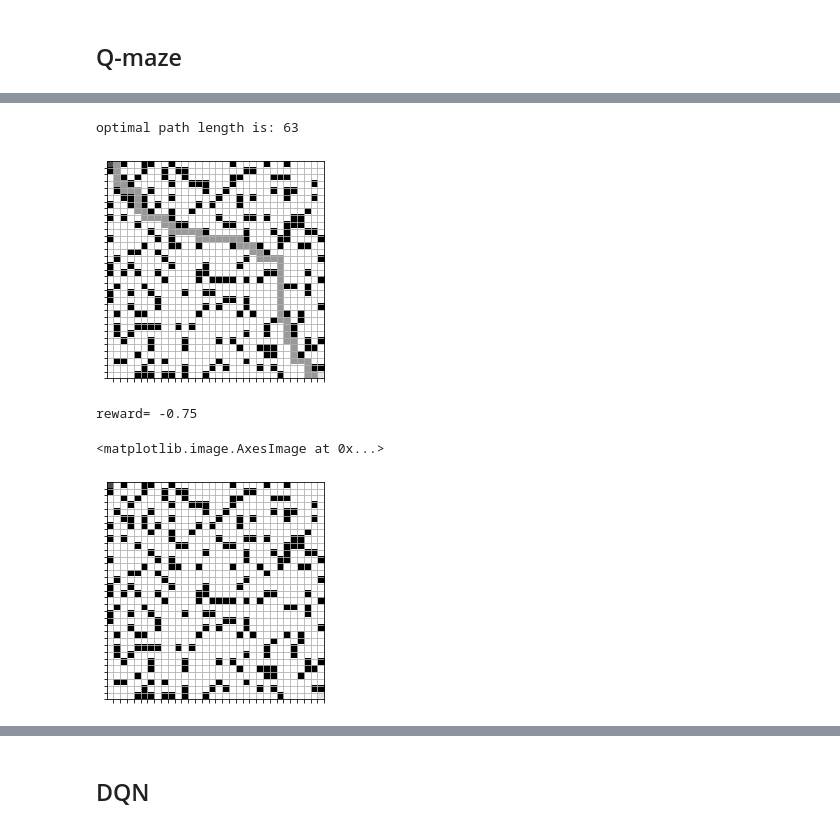
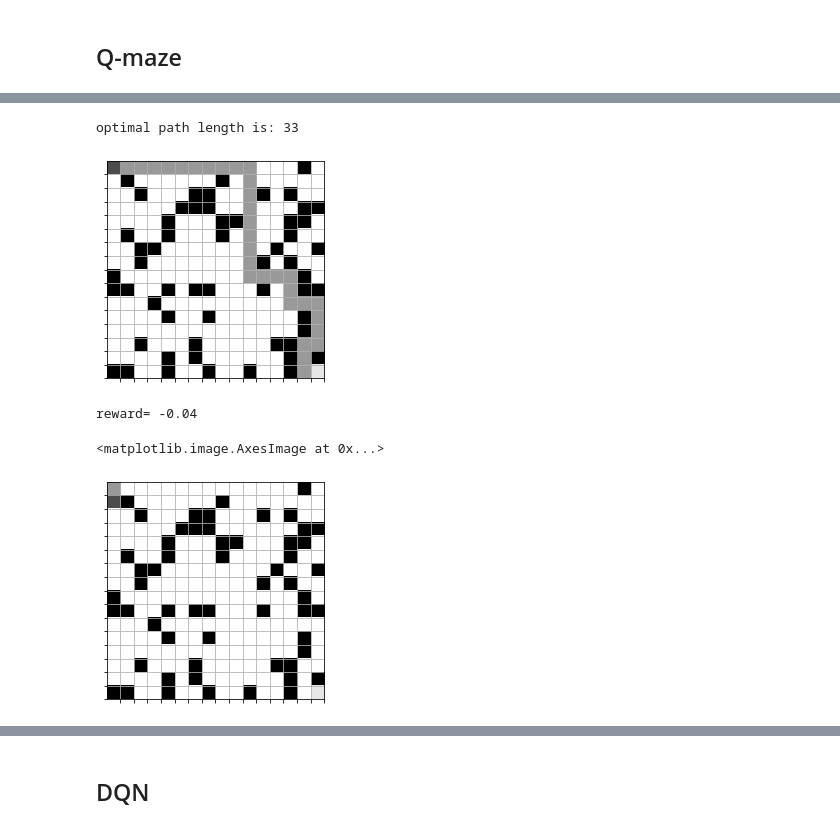
Before and after one commit to KPollux/FedRL_implementation, a Jupyter notebook: GridWorld_report.ipynb, the cells around one changed output, grey strips where cells are left out. Drawn from its saved outputs; the diff is of its cells as text; code cells hidden in the pictures.

```diff
--- a/GridWorld_report.ipynb
+++ b/GridWorld_report.ipynb
@@ -240,13 +240,13 @@ class Qmaze(object):
 
         if rat_row == nrows-1 and rat_col == ncols-1:
             rl = 1  # 奶酪，给予 1.0 分
-        if mode == 'blocked':
+        elif mode == 'blocked':
             rl = self.min_reward - 1
-        if (rat_row, rat_col) in self.visited:
+        elif (rat_row, rat_col) in self.visited:
             rl = -0.25  # 访问已经访问过的单元格，-0.25 分
-        if mode == 'invalid':
+        elif mode == 'invalid':
             rl = -0.75  # 撞墙-0.75 分，动作不会被执行
-        if mode == 'valid':
+        elif mode == 'valid':
             rl = -0.04  # 每次移动都会花费老鼠 -0.04 分
 
         # rg = self._maze.shape[0]/(abs(self.state[0]-self.target[0]) + abs(self.state[1]-self.target[1]))
@@ -362,7 +362,7 @@ def show(qmaze):
     img = plt.imshow(canvas, interpolation='none', cmap='gray')
     return img
 # %%
-maze_size = 32
+maze_size = 16
 obstical_prob = 0.2
 gridworld, start, end, optimal_path = generate_solvable_gridworld(maze_size, 1-obstical_prob)
 maze = np.array(gridworld)*1.0
@@ -402,27 +411,28 @@ end: (31, 31)
 # ])
 # %%
 # np.savetxt('maze32_1.txt', maze)
-maze = np.loadtxt('maze32_1.txt')
+# maze = np.loadtxt('maze32_1.txt')
 # %%
 qmaze = Qmaze(maze)
+maze_size = maze.shape[0]
 optimal_path = find_path(maze, (0, 0), (maze_size-1, maze_size-1))
 qmaze.visited = optimal_path
 optimal_length = len(optimal_path)
 
 show(qmaze)
 print('optimal path length is:', optimal_length)
 # %% [output]
-optimal path length is: 63
+optimal path length is: 33
-[figure, old version]
+[figure, new version]
 # %%
 qmaze = Qmaze(maze)
 canvas, reward, game_over = qmaze.act(DOWN)
 print("reward=", reward)
 show(qmaze)
 # %% [output]
-reward= -0.75
+reward= -0.04
 <matplotlib.image.AxesImage at 0x...>
-[figure, old version]
+[figure, new version]
 # %%
 canvas
 # %% [output]
```
Also changed, not shown: parts of 7 cells of this notebook, 5 other files.
